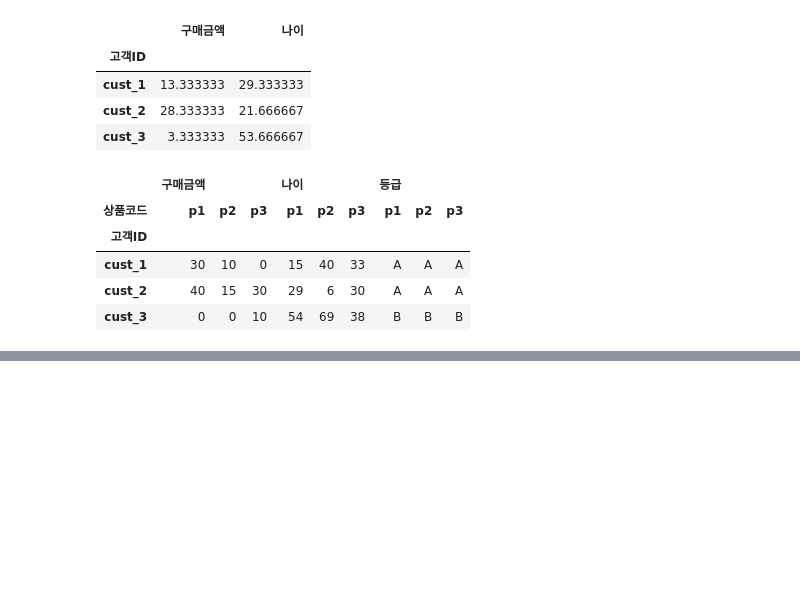
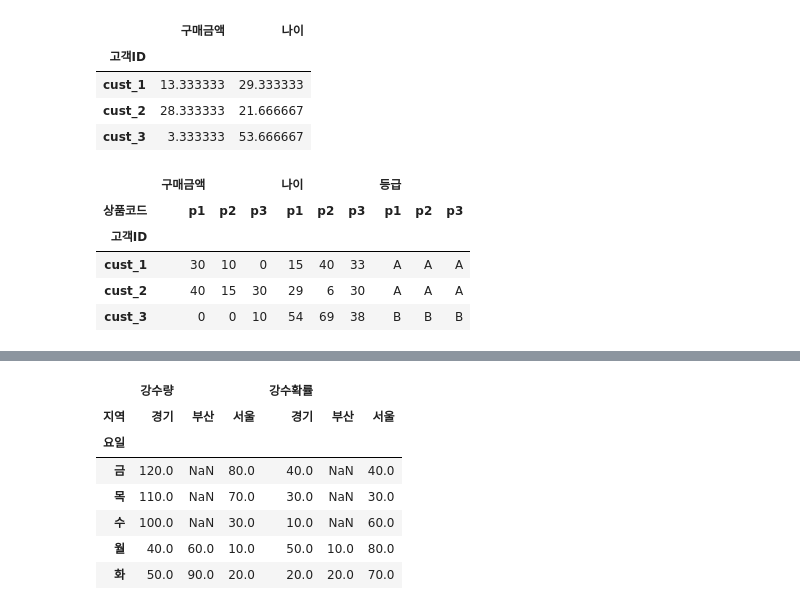
Before and after one commit to Jingu-Tr-Lee-06/Study_AICE, a Jupyter notebook: PythonNoteBook/AICE_Pandas_실습.ipynb, the cells around one changed output, grey strips where cells are left out. Saved outputs shown, nothing was run; the diff lists cells and outputs as text; code cells hidden in the pictures; blank space fills up the shorter version.

```diff
--- a/PythonNoteBook/AICE_Pandas_실습.ipynb
+++ b/PythonNoteBook/AICE_Pandas_실습.ipynb
@@ -314,0 +444,11 @@ sample.pivot_table(index = '고객ID', columns = '상품코드', aggfunc = 'sum'
+# %%
+new_df.unstack("지역")
+# %% [output]
+|  | 강수량 |  |  | 강수확률 |  |  |
+| 지역 | 경기 | 부산 | 서울 | 경기 | 부산 | 서울 |
+| 요일 |  |  |  |  |  |  |
+| 금 | 120.0 | NaN | 80.0 | 40.0 | NaN | 40.0 |
+| 목 | 110.0 | NaN | 70.0 | 30.0 | NaN | 30.0 |
+| 수 | 100.0 | NaN | 30.0 | 10.0 | NaN | 60.0 |
+| 월 | 40.0 | 60.0 | 10.0 | 50.0 | 10.0 | 80.0 |
+| 화 | 50.0 | 90.0 | 20.0 | 20.0 | 20.0 | 70.0 |
```
Also changed, not shown: parts of 45 cells of this notebook.
